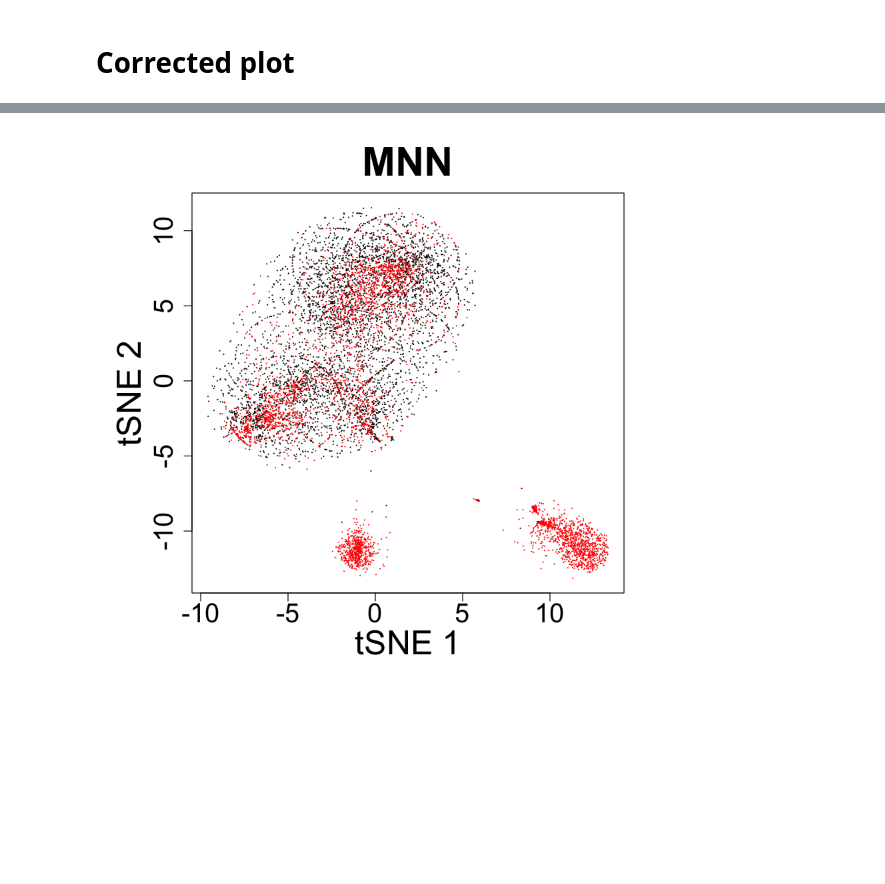
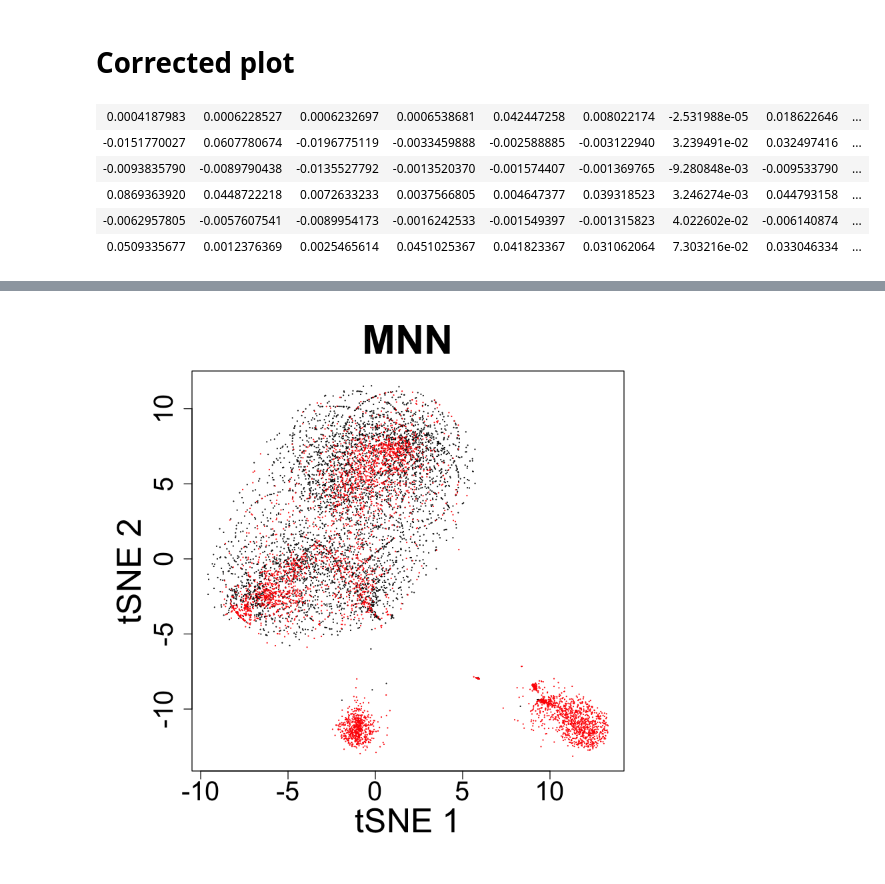
Before and after one commit to podorskaja/Bachelor_thesis, a Jupyter notebook: MNN_R_data.ipynb, the cells around one changed output, grey strips where cells are left out. Cells and saved outputs as stored; diff of their text form; code cells hidden in the pictures; blank space fills up the shorter version.

```diff
--- a/MNN_R_data.ipynb
+++ b/MNN_R_data.ipynb
@@ -113,0 +114,9 @@ pca_mnn <- prcomp(t.mnn)
+# %%
+head(mnn.out$corrected[[2]])
+# %% [output]
+| 0.0004187983 | 0.0006228527 | 0.0006232697 | 0.0006538681 | 0.042447258 | 0.008022174 | -2.531988e-05 | 0.018622646 | ... |
+| -0.0151770027 | 0.0607780674 | -0.0196775119 | -0.0033459888 | -0.002588885 | -0.003122940 | 3.239491e-02 | 0.032497416 | ... |
+| -0.0093835790 | -0.0089790438 | -0.0135527792 | -0.0013520370 | -0.001574407 | -0.001369765 | -9.280848e-03 | -0.009533790 | ... |
+| 0.0869363920 | 0.0448722218 | 0.0072633233 | 0.0037566805 | 0.004647377 | 0.039318523 | 3.246274e-03 | 0.044793158 | ... |
+| -0.0062957805 | -0.0057607541 | -0.0089954173 | -0.0016242533 | -0.001549397 | -0.001315823 | 4.022602e-02 | -0.006140874 | ... |
+| 0.0509335677 | 0.0012376369 | 0.0025465614 | 0.0451025367 | 0.041823367 | 0.031062064 | 7.303216e-02 | 0.033046334 | ... |
```
Also changed, not shown: parts of 5 cells of this notebook, 2 other files.
